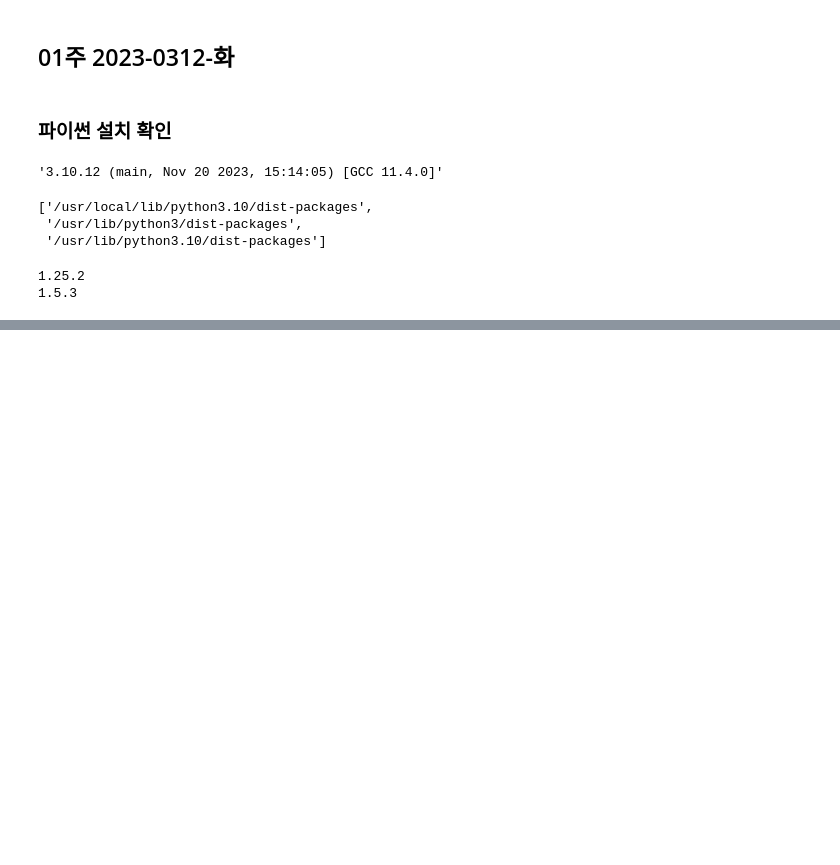
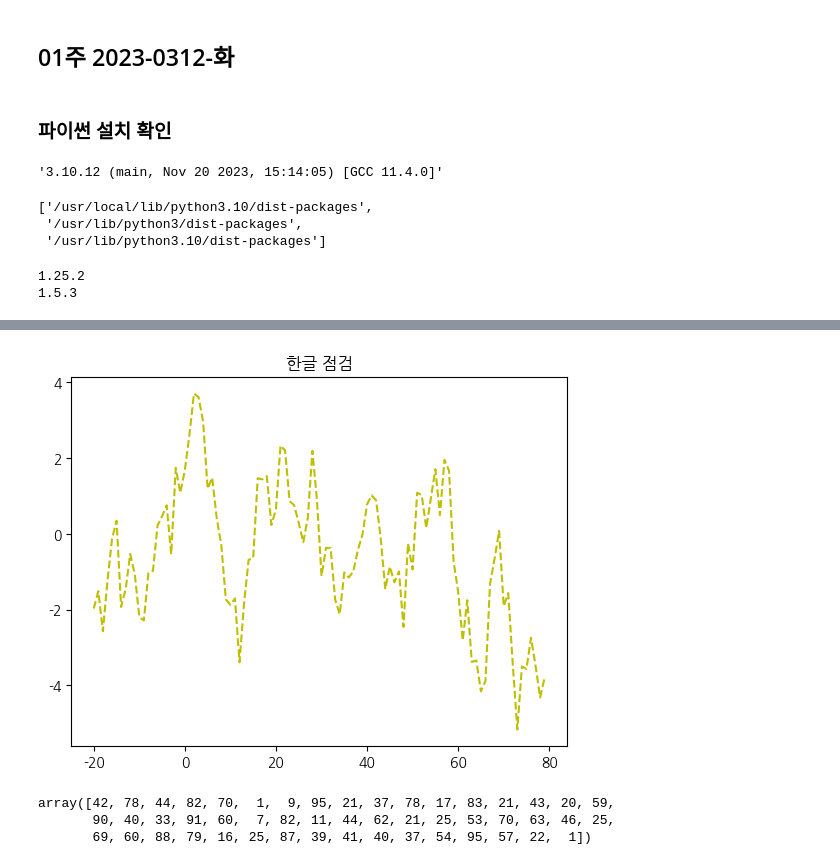
Before and after one commit to simsoohyeon/2024-1-my-BDA, a Jupyter notebook: inclass/01w_0312_tue_bigdata_basic.ipynb, the cells around one changed output, grey strips where cells are left out. Cells and saved outputs as stored; diff of their text form; code cells hidden in the pictures; blank space fills up the shorter version.

```diff
--- a/inclass/01w_0312_tue_bigdata_basic.ipynb
+++ b/inclass/01w_0312_tue_bigdata_basic.ipynb
@@ -29,0 +70,12 @@ print(pd.__version__)
+# %%
+plt.plot(range(-20,80), np.random.randn(100).cumsum(),'y--')
+plt.title('한글 점검');
+# %% [output]
+[figure, added]
+# %%
+x = np.random.randint(1,100,50)
+x
+# %% [output]
+array([42, 78, 44, 82, 70,  1,  9, 95, 21, 37, 78, 17, 83, 21, 43, 20, 59,
+       90, 40, 33, 91, 60,  7, 82, 11, 44, 62, 21, 25, 53, 70, 63, 46, 25,
+       69, 60, 88, 79, 16, 25, 87, 39, 41, 40, 37, 54, 95, 57, 22,  1])
```
Also changed, not shown: parts of 9 cells of this notebook.
